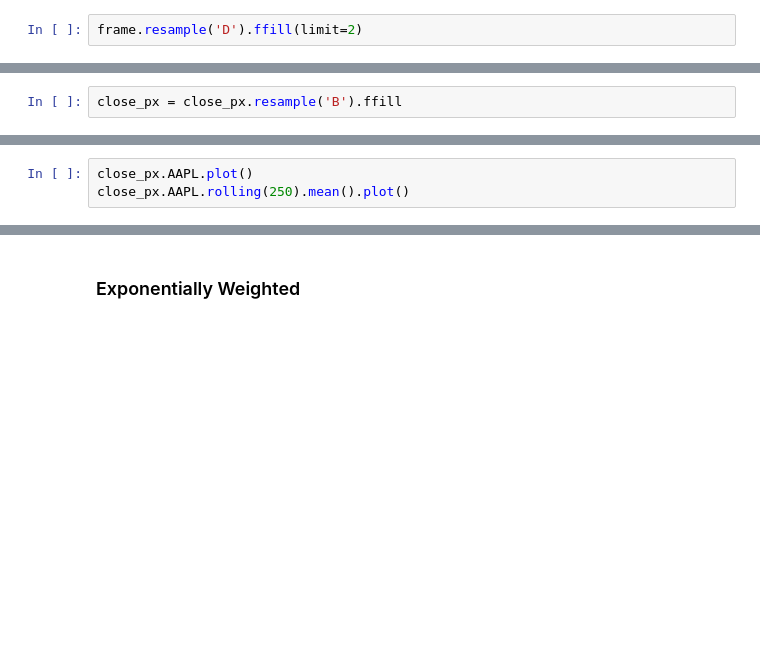
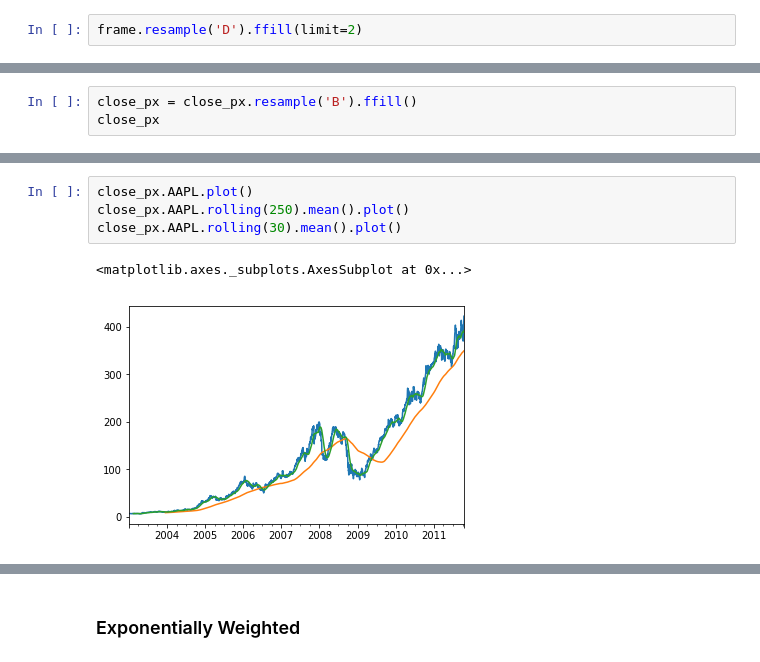
Before and after one commit to fernandodelacalle/miax-python, a Jupyter notebook: day_3/3_06.ipynb, the cells around one changed output, grey strips where cells are left out. Drawn from its saved outputs; the diff is of its cells as text; blank space fills up the shorter version.

```diff
--- a/day_3/3_06.ipynb
+++ b/day_3/3_06.ipynb
@@ -117,2 +131,3 @@ close_px
 # %%
-close_px = close_px.resample('B').ffill
+close_px = close_px.resample('B').ffill()
+close_px
@@ -119,6 +153,10 @@ close_px = close_px.resample('B').ffill
 # %%
 close_px.AAPL.plot()
 close_px.AAPL.rolling(250).mean().plot()
+close_px.AAPL.rolling(30).mean().plot()
+# %% [output]
+<matplotlib.axes._subplots.AxesSubplot at 0x...>
+[figure, added]
 # %%
 appl_std250 = close_px.AAPL.rolling(250, min_periods=10).std()
 appl_std250[5:12]
```
Also changed, not shown: parts of 26 cells of this notebook, 8 other files.
